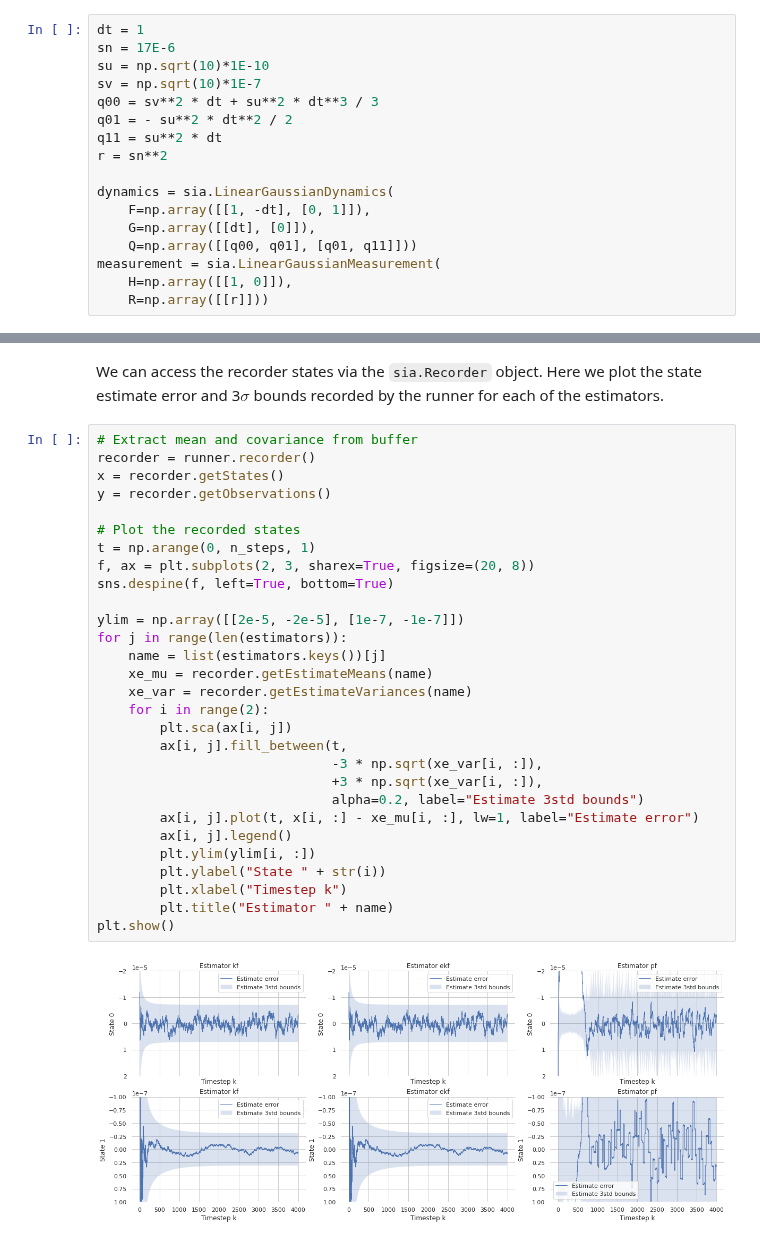
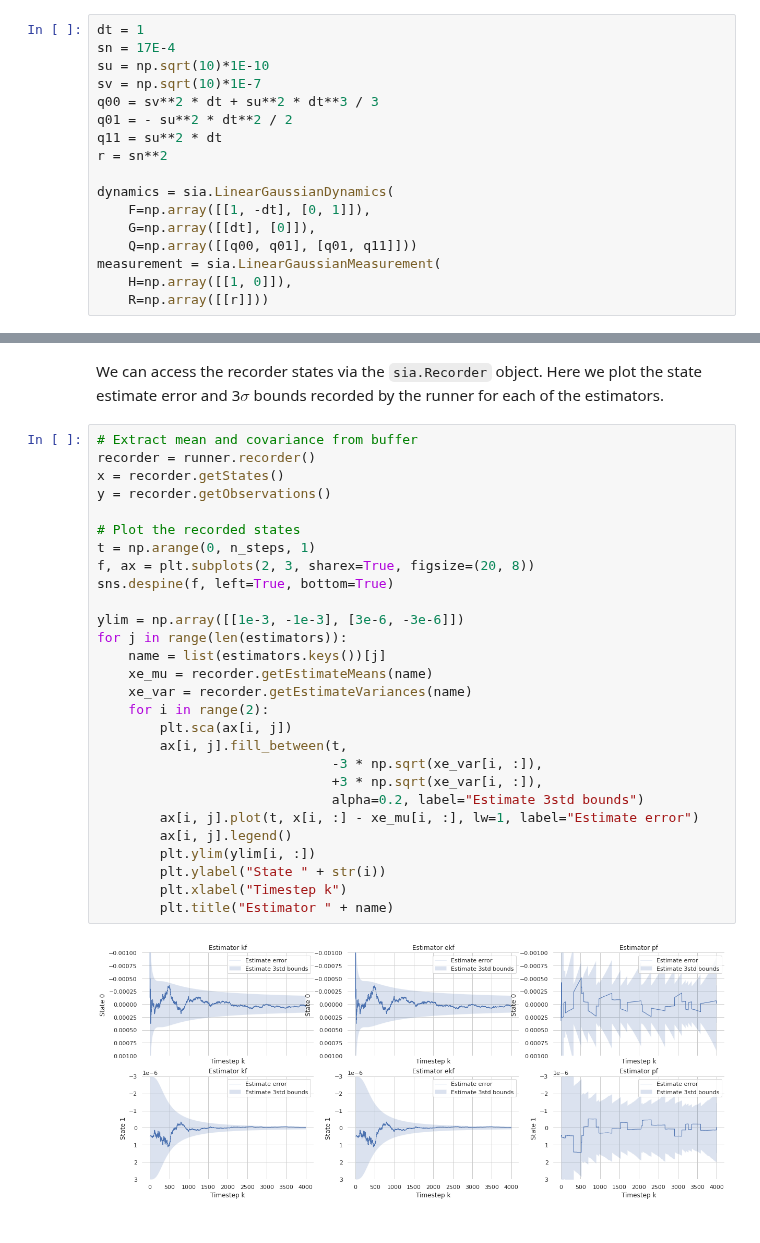
Before and after one commit to parkerowan/libsia, a Jupyter notebook: docs/notebooks/estimators.ipynb, the cells around one changed output, grey strips where cells are left out. Cells and saved outputs as stored; diff of their text form.

```diff
--- a/docs/notebooks/estimators.ipynb
+++ b/docs/notebooks/estimators.ipynb
@@ -33,7 +35,7 @@ $$
 where $w_k \sim \mathcal{N}(0,Q)$ is process noise and $v_k \sim \mathcal{R}(0,R)$ is measurement noise, both determined via spectral power densities of the continuous time measurement.
 # %%
 dt = 1
-sn = 17E-6
+sn = 17E-4
 su = np.sqrt(10)*1E-10
 sv = np.sqrt(10)*1E-7
 q00 = sv**2 * dt + su**2 * dt**3 / 3
@@ -81,31 +83,30 @@ We can access the recorder states via the `sia.Recorder` object.  Here we plot t
 # %%
 # Extract mean and covariance from buffer
 recorder = runner.recorder()
 x = recorder.getStates()
 y = recorder.getObservations()
 
 # Plot the recorded states
 t = np.arange(0, n_steps, 1)
 f, ax = plt.subplots(2, 3, sharex=True, figsize=(20, 8))
 sns.despine(f, left=True, bottom=True)
 
-ylim = np.array([[2e-5, -2e-5], [1e-7, -1e-7]])
+ylim = np.array([[1e-3, -1e-3], [3e-6, -3e-6]])
 for j in range(len(estimators)):
     name = list(estimators.keys())[j]
     xe_mu = recorder.getEstimateMeans(name)
     xe_var = recorder.getEstimateVariances(name)
     for i in range(2):
         plt.sca(ax[i, j])
         ax[i, j].fill_between(t,
                               -3 * np.sqrt(xe_var[i, :]),
                               +3 * np.sqrt(xe_var[i, :]),
                               alpha=0.2, label="Estimate 3std bounds")
         ax[i, j].plot(t, x[i, :] - xe_mu[i, :], lw=1, label="Estimate error")
         ax[i, j].legend()
         plt.ylim(ylim[i, :])
         plt.ylabel("State " + str(i))
         plt.xlabel("Timestep k")
         plt.title("Estimator " + name)
-plt.show()
 # %% [output]
-[figure, old version]
+[figure, new version]
```
Also changed, not shown: 6 other files.
